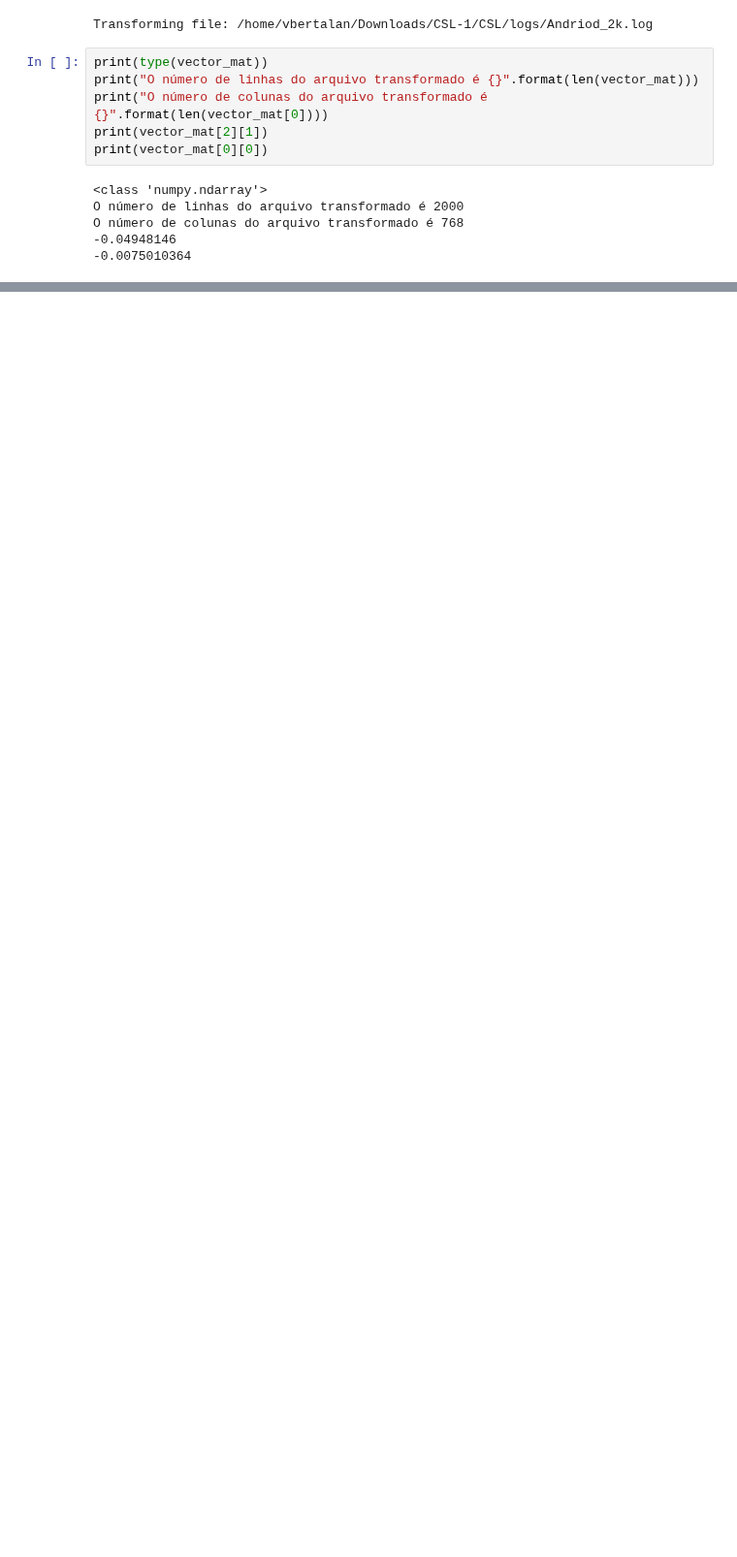
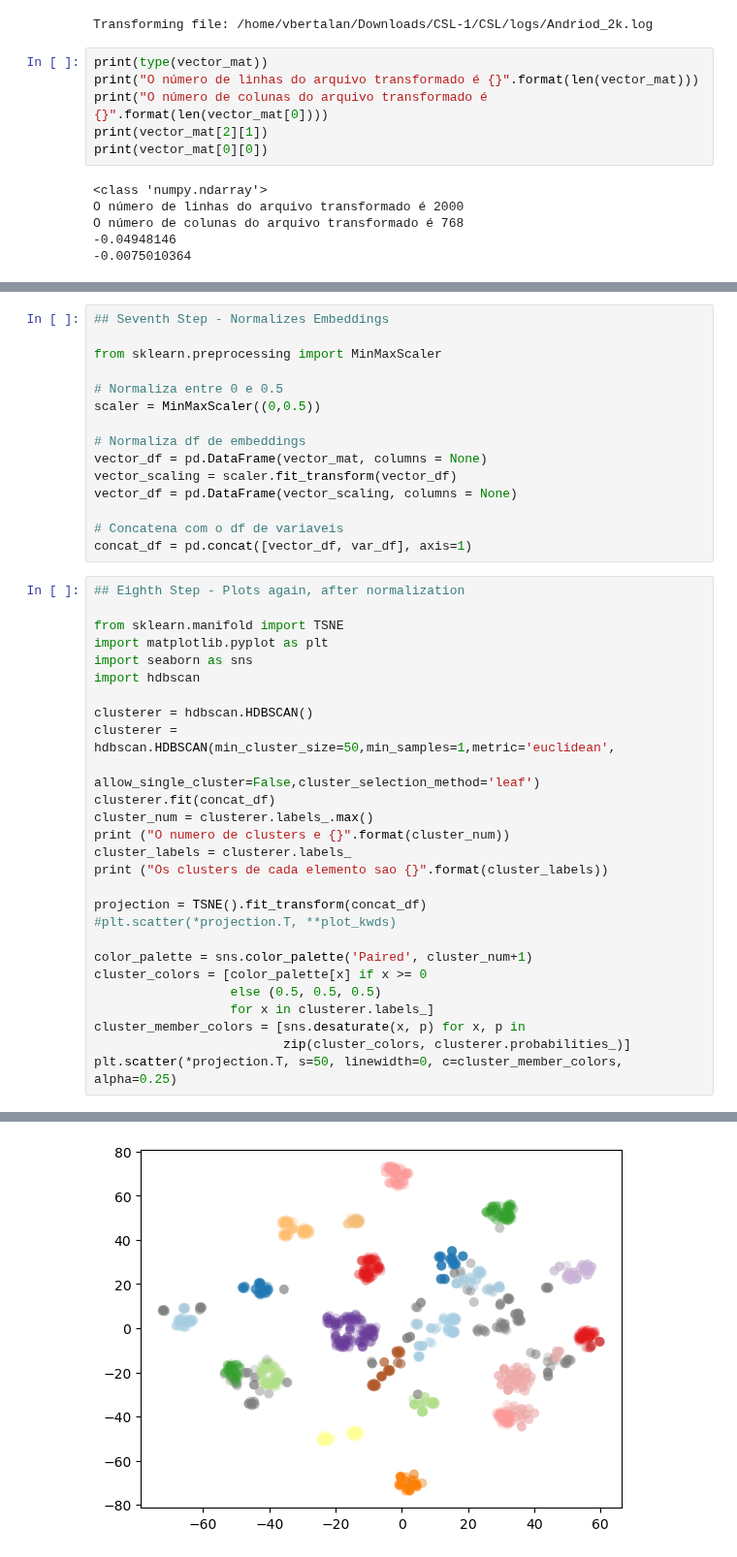
Before and after one commit to vbertalan/LineTracker, a Jupyter notebook: Workflow.ipynb, the cells around one changed output, grey strips where cells are left out. Shown at 97% size. Drawn from its saved outputs; the diff is of its cells as text; blank space fills up the shorter version.

```diff
--- a/Workflow.ipynb
+++ b/Workflow.ipynb
@@ -251,0 +249,43 @@ plt.scatter(*projection.T, s=50, linewidth=0, c=cluster_member_colors, alpha=0.2
+# %%
+## Seventh Step - Normalizes Embeddings
+
+from sklearn.preprocessing import MinMaxScaler
+
+# Normaliza entre 0 e 0.5
+scaler = MinMaxScaler((0,0.5))
+
+# Normaliza df de embeddings
+vector_df = pd.DataFrame(vector_mat, columns = None)
+vector_scaling = scaler.fit_transform(vector_df)
+vector_df = pd.DataFrame(vector_scaling, columns = None)
+
+# Concatena com o df de variaveis
+concat_df = pd.concat([vector_df, var_df], axis=1)
+# %%
+## Eighth Step - Plots again, after normalization
+
+from sklearn.manifold import TSNE
+import matplotlib.pyplot as plt
+import seaborn as sns
+import hdbscan
+
+clusterer = hdbscan.HDBSCAN()
+clusterer = hdbscan.HDBSCAN(min_cluster_size=50,min_samples=1,metric='euclidean',
+                            allow_single_cluster=False,cluster_selection_method='leaf')
+clusterer.fit(concat_df)
+cluster_num = clusterer.labels_.max()
+print ("O numero de clusters e {}".format(cluster_num))
+cluster_labels = clusterer.labels_
+print ("Os clusters de cada elemento sao {}".format(cluster_labels))
+
+projection = TSNE().fit_transform(concat_df)
+#plt.scatter(*projection.T, **plot_kwds)
+
+color_palette = sns.color_palette('Paired', cluster_num+1)
+cluster_colors = [color_palette[x] if x >= 0
+                  else (0.5, 0.5, 0.5)
+                  for x in clusterer.labels_]
+cluster_member_colors = [sns.desaturate(x, p) for x, p in
+                         zip(cluster_colors, clusterer.probabilities_)]
+plt.scatter(*projection.T, s=50, linewidth=0, c=cluster_member_colors, alpha=0.25)
+# %% [output]
@@ -251,0 +295 @@ plt.scatter(*projection.T, s=50, linewidth=0, c=cluster_member_colors, alpha=0.2
+[figure, added]
```
Also changed, not shown: parts of 7 cells of this notebook.
